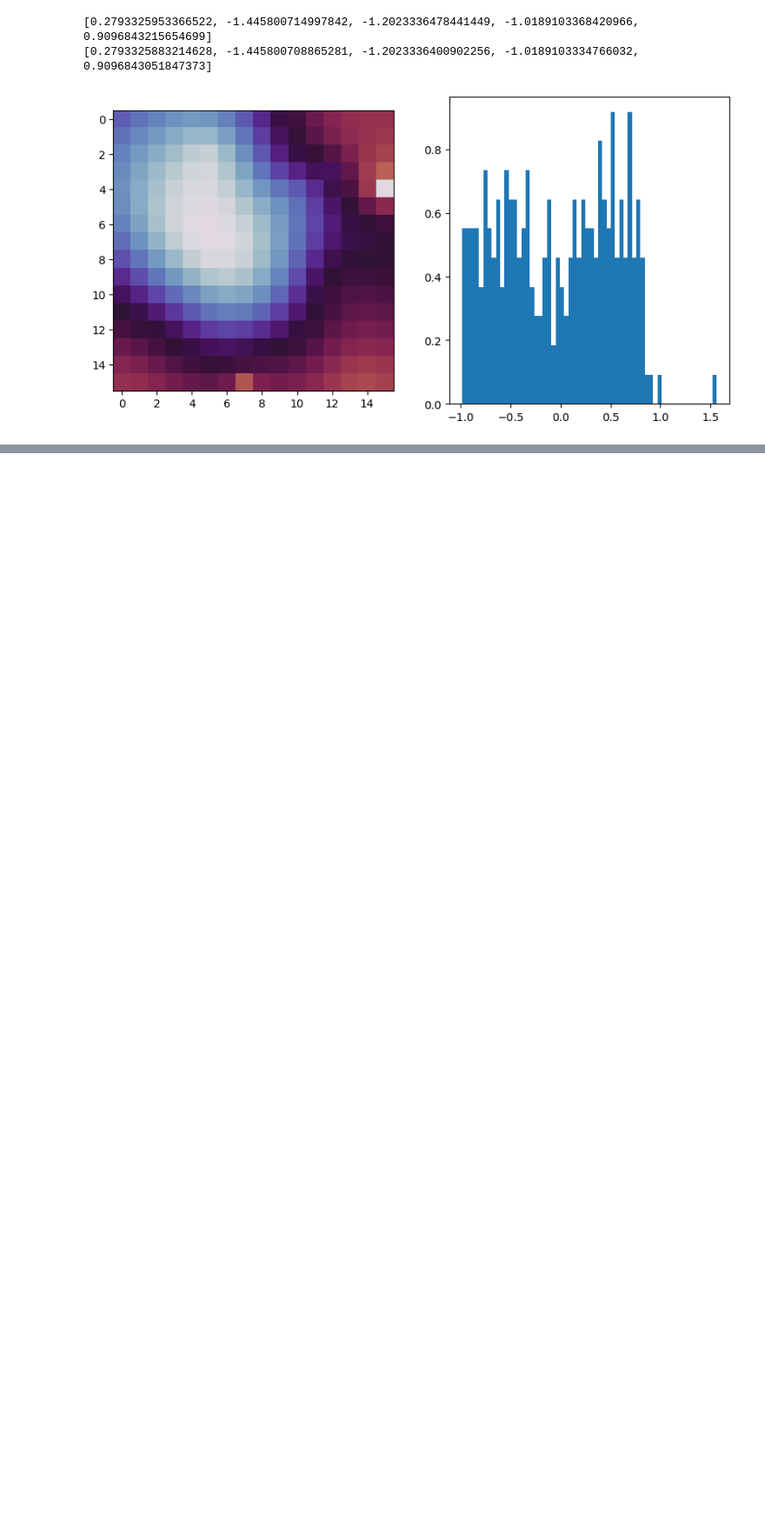
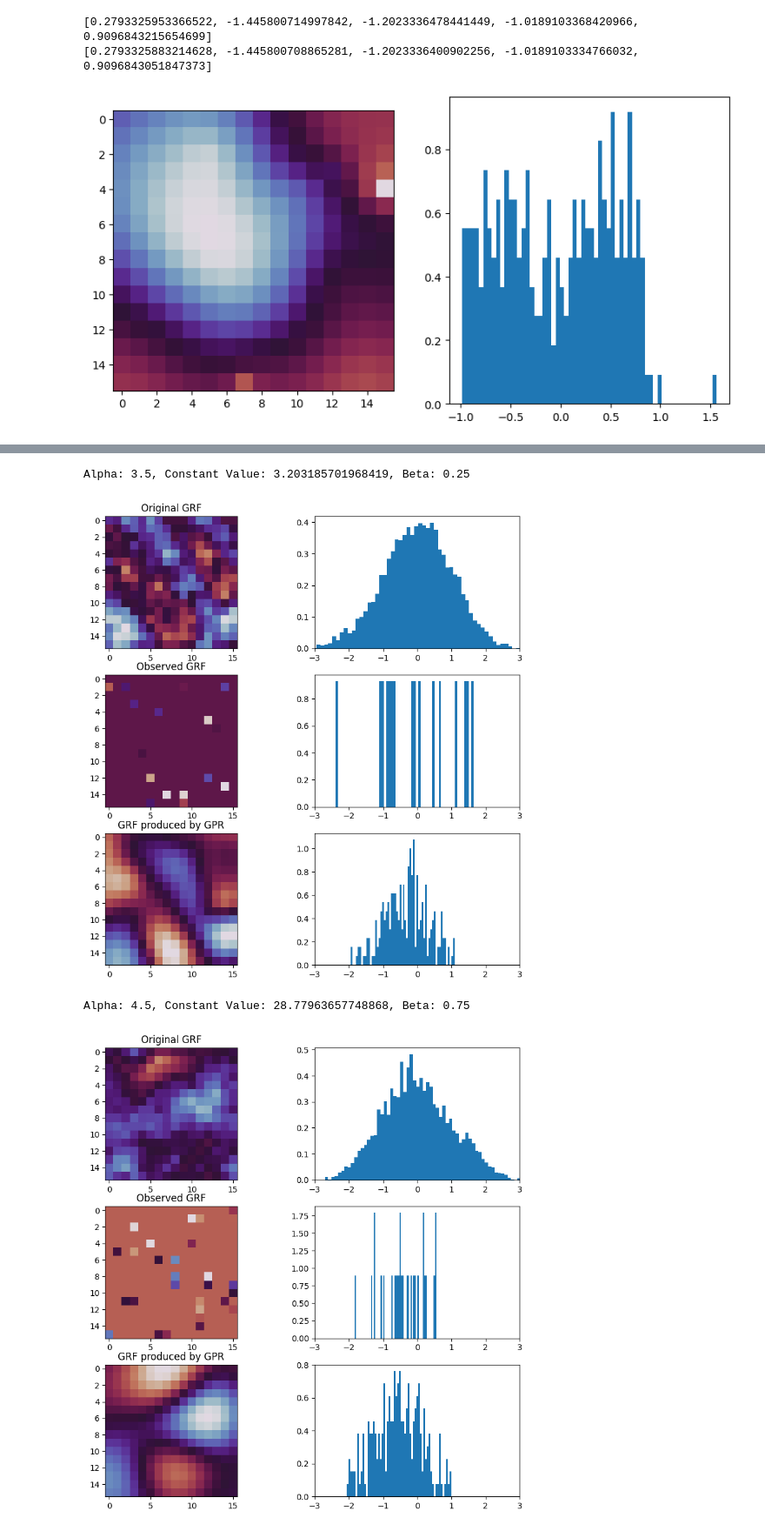
Before and after one commit to Entonia314/CosmicStructures, a Jupyter notebook: CosmicStructures_Project_GPR_Altonv_v3.ipynb, the cells around one changed output, grey strips where cells are left out. Shown: that part at 87% size. Cells and saved outputs as stored; diff of their text form; code cells hidden in the pictures; blank space fills up the shorter version.

```diff
--- a/CosmicStructures_Project_GPR_Altonv_v3.ipynb
+++ b/CosmicStructures_Project_GPR_Altonv_v3.ipynb
@@ -524,0 +626,8 @@ Alpha: 5.5, Constant Value: 296.57714862238777, Beta: 1.25
+# %%
+for alpha in [3.5, 4.5, 5.5]:
+    GRF_GPR(n_cells=16, box_size=1.0, dim=3, alpha=alpha, n_obs=300)
+# %% [output]
+Alpha: 3.5, Constant Value: 3.203185701968419, Beta: 0.25
+[figure, added]
+Alpha: 4.5, Constant Value: 28.77963657748868, Beta: 0.75
+[figure, added]
```
Also changed, not shown: parts of 3 cells of this notebook.
